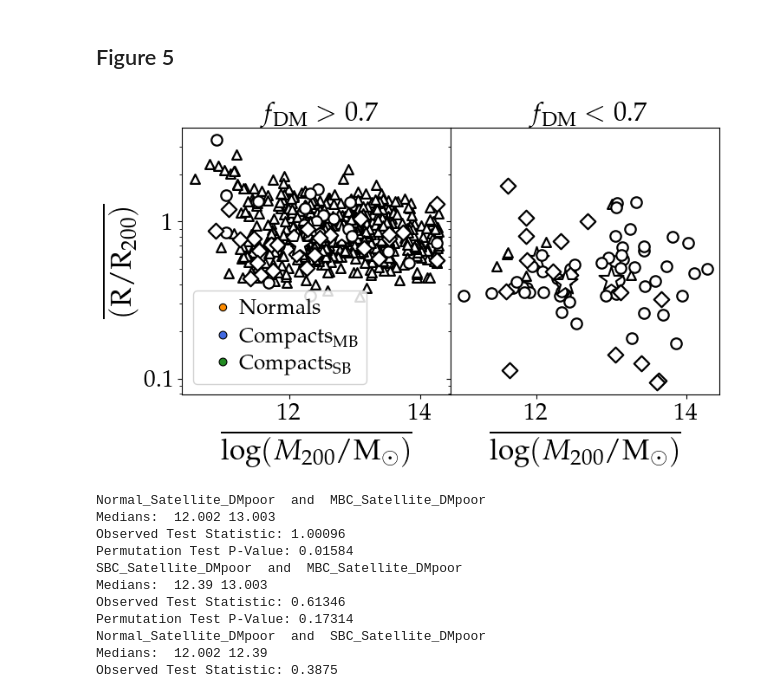
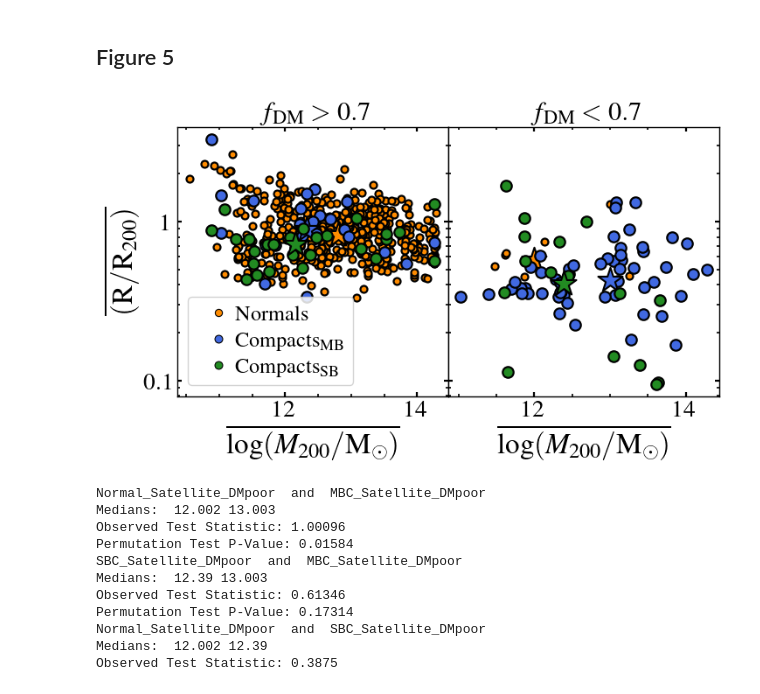
Before and after one commit to AbhnerAlmeida/DwarfGalaxies_TNG50_FAPESP, a Jupyter notebook: notebooks/SatelliteCompactDwarfGalaxies_TNG50_PaperII.ipynb, the cells around one changed output. Cells and saved outputs as stored; diff of their text form; code cells hidden in the pictures.

```diff
--- a/notebooks/SatelliteCompactDwarfGalaxies_TNG50_PaperII.ipynb
+++ b/notebooks/SatelliteCompactDwarfGalaxies_TNG50_PaperII.ipynb
@@ -35,6 +35,11 @@ import TNGFunctions as TNG
 import PlotFunctions as plot
 import MATH
 
+try:
+    plt.style.use("abhner.mplstyle")
+except OSError:
+    warnings.warn("Custom matplotlib style 'abhner.mplstyle' not found. Using default style.")
+
 warnings.filterwarnings("ignore")
 # %% [markdown]
 ## 1. Configuration & data loading
@@ -256,21 +261,21 @@ Permutation Test P-Value: 4e-05
 # %% [markdown]
 ## Figure 5
 # %%
-plot.PlotScatter(['NormalColorbar','MBCColorbar', 'SBCColorbar'], ['SatelliteDMrich', 'SatelliteDMpoor'], 'M200Mean', ['rOverR200Mean_New'],  Type='z0', snap=[99],
+plot.PlotScatter(['Normal','MBC', 'SBC'], ['SatelliteDMrich', 'SatelliteDMpoor'], 'M200Mean', ['rOverR200Mean_New'],  Type='z0', snap=[99],
  title=['DMrich','DMpoor'],medianBins=False, medianAll=False, xlabelintext=False, All=None, # COLORBAR = ['TimeInnerRegion'],
                 legend=True, LegendNames=[['NormalBlackLineScatter', 'MBCBlackLineScatter', 'SBCBlackLineScatter']],  TRANSPARENT = True,  medianDot = True,
                 alphaScater=1.,   alphaShade=0.3,  linewidth=1.2,
                 fontlabel=20,  msizeMult = 1.2,
                 m='o', msizet=10, quantile=0.95,framealpha = 0.85, q = 0.95,
                 MarkerSizes = None,
                 lNum = 4, cNum = 4, GridMake = False,
                 #ylimmin = [1.9e-4], ylimmax = [0.99], xlimmin = [6e-3], xlimmax = [25],
                 legpositions = [[0, 0]],
                 columnspacing = 0.5, handletextpad = -0.2, labelspacing = 0.3, loc = ['best'], EqualLine = False, EqualLineMin = 0, EqualLineMax = 4,
                 savepath='PaperII/PlotScatter',  savefigname='Environment', dfName='PaperII', SampleName='Samples', cmap = 'rainbow',
                 bins=10, seed=16010504, mult = 6.1)
 # %% [output]
-[figure, old version]
+[figure, new version]
 # %%
 TNG.compare_Sample_key('M200Mean', [['Normal_Satellite_DMpoor', 'MBC_Satellite_DMpoor'],
                                ['SBC_Satellite_DMpoor', 'MBC_Satellite_DMpoor'],
```
Also changed, not shown: parts of 17 cells of this notebook, 3 other files.
